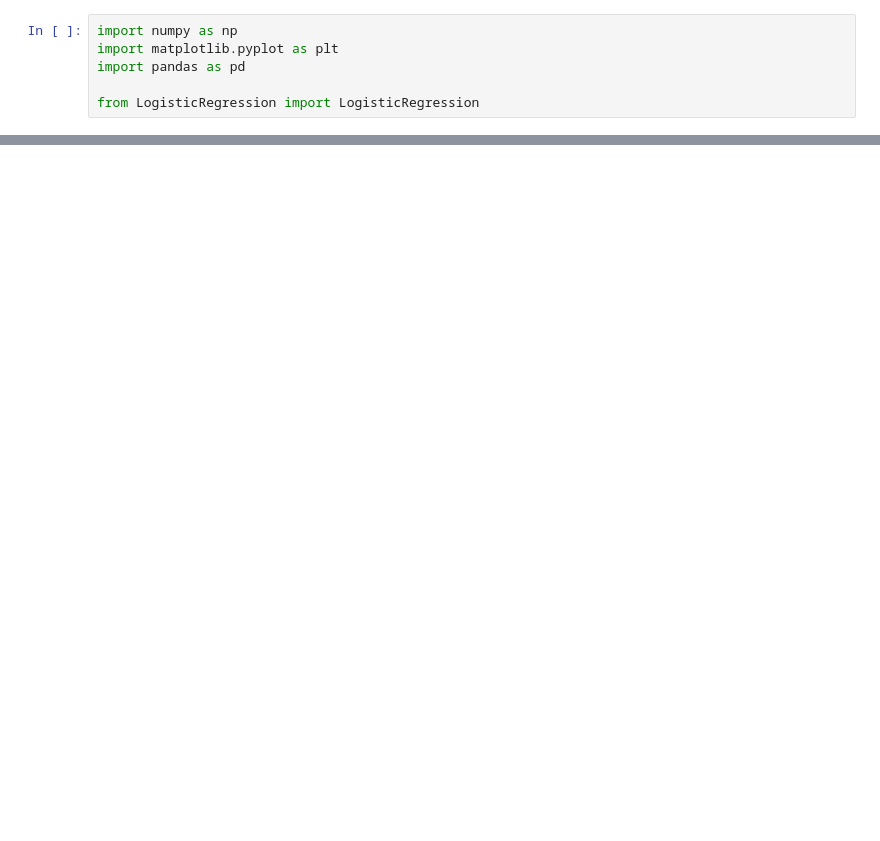
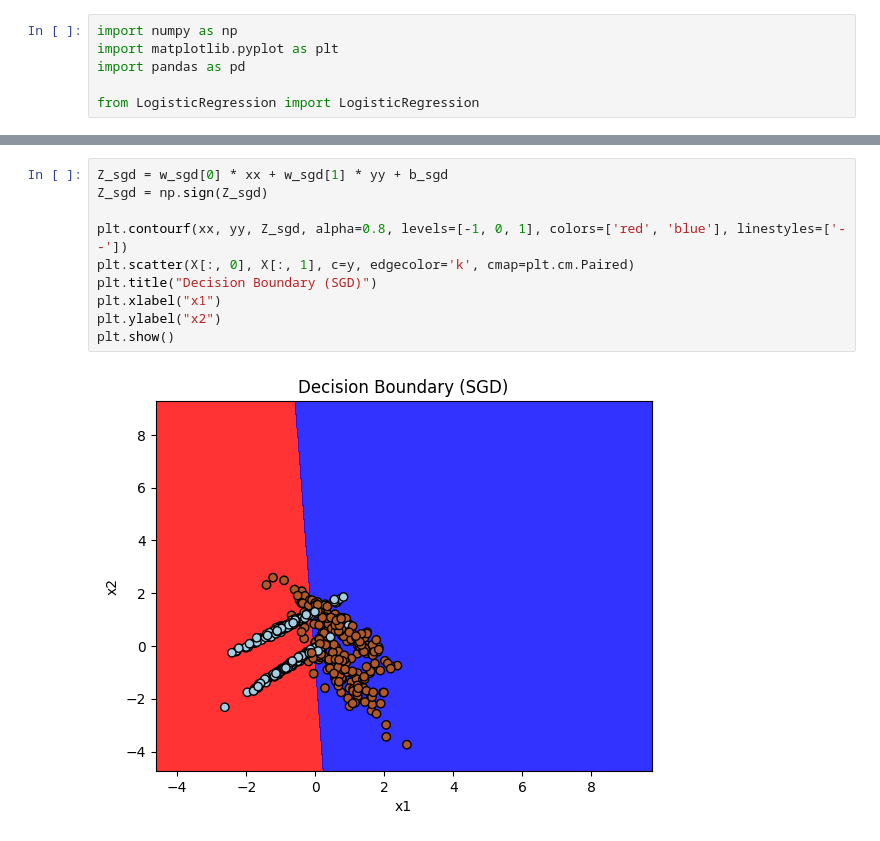
Before and after one commit to andrewmalley725/ml-from-scratch, a Jupyter notebook: LogisticRegression/logistic_classifier.ipynb, the cells around one changed output, grey strips where cells are left out. Saved outputs shown, nothing was run; the diff lists cells and outputs as text; blank space fills up the shorter version.

```diff
--- a/LogisticRegression/logistic_classifier.ipynb
+++ b/LogisticRegression/logistic_classifier.ipynb
@@ -59,0 +101,12 @@ plt.show()
+# %%
+Z_sgd = w_sgd[0] * xx + w_sgd[1] * yy + b_sgd
+Z_sgd = np.sign(Z_sgd)
+
+plt.contourf(xx, yy, Z_sgd, alpha=0.8, levels=[-1, 0, 1], colors=['red', 'blue'], linestyles=['--'])
+plt.scatter(X[:, 0], X[:, 1], c=y, edgecolor='k', cmap=plt.cm.Paired)
+plt.title("Decision Boundary (SGD)")
+plt.xlabel("x1")
+plt.ylabel("x2")
+plt.show()
+# %% [output]
+[figure, added]
```
Also changed, not shown: parts of 5 cells of this notebook, 1 other file.
